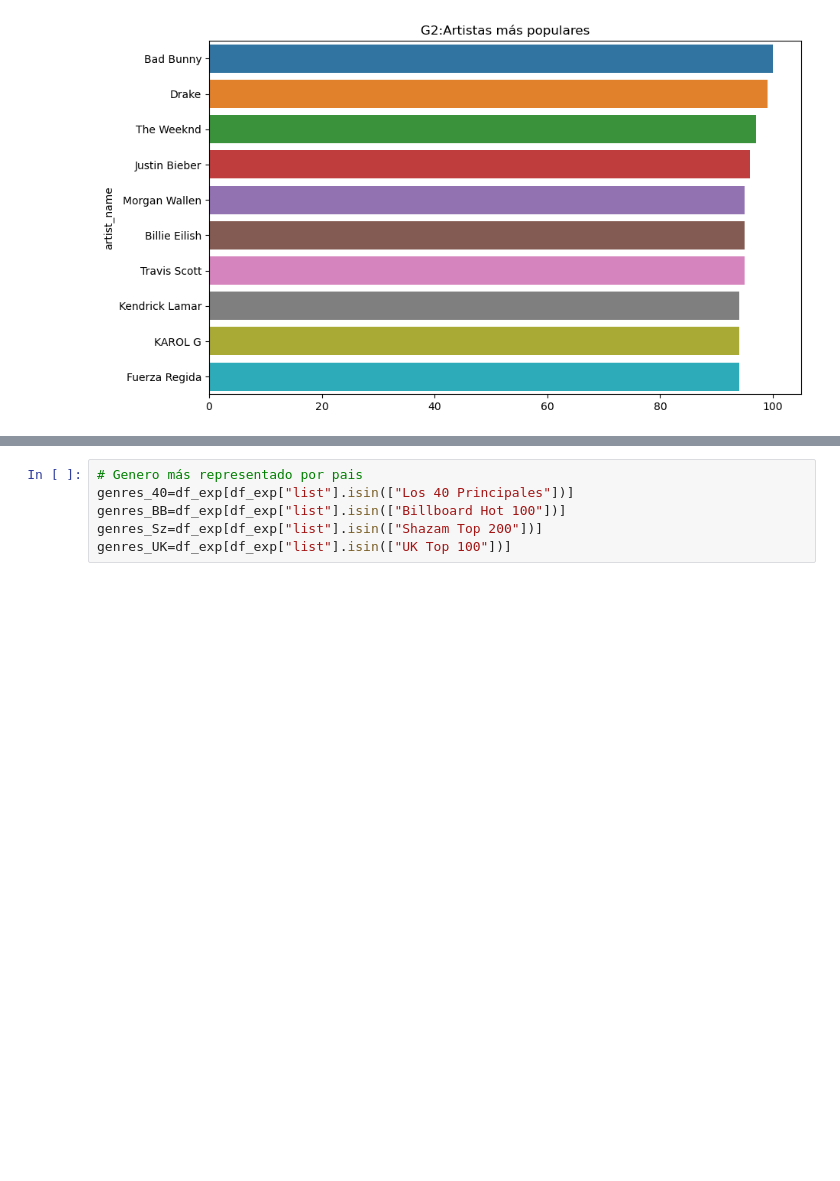
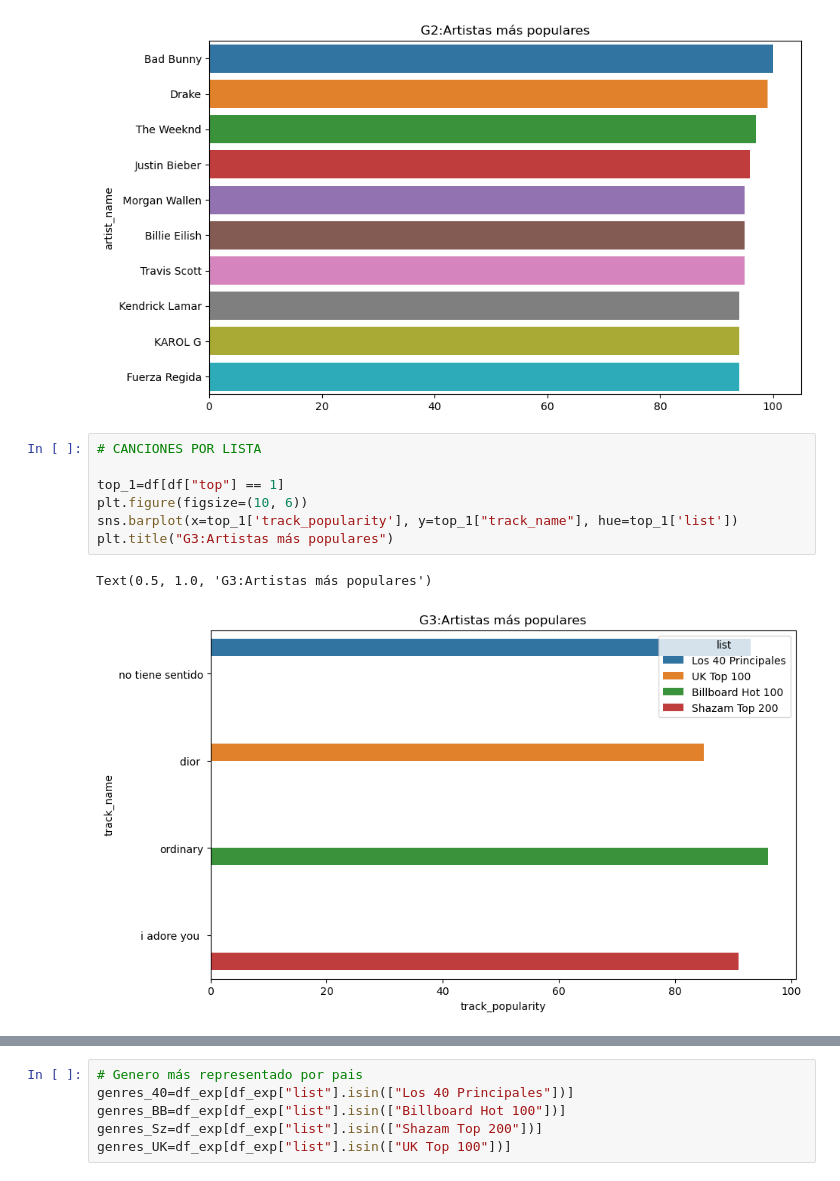
Before and after one commit to ElbaLopeSan/proyecto_inicial_DAI03RT, a Jupyter notebook: Visualization.ipynb, the cells around one changed output, grey strips where cells are left out. Drawn from its saved outputs; the diff is of its cells as text; blank space fills up the shorter version.

```diff
--- a/Visualization.ipynb
+++ b/Visualization.ipynb
@@ -70,5 +71,15 @@ plt.title("G2:Artistas más populares")
 plt.show()
 # %% [output]
 [figure]
+# %%
+# CANCIONES POR LISTA
+
+top_1=df[df["top"] == 1]
+plt.figure(figsize=(10, 6))
+sns.barplot(x=top_1['track_popularity'], y=top_1["track_name"], hue=top_1['list'])
+plt.title("G3:Artistas más populares")
+# %% [output]
+Text(0.5, 1.0, 'G3:Artistas más populares')
+[figure, added]
 # %%
 # Popularidad del artista vs. Popularidad de la canción
```
Also changed, not shown: parts of 27 cells of this notebook.
